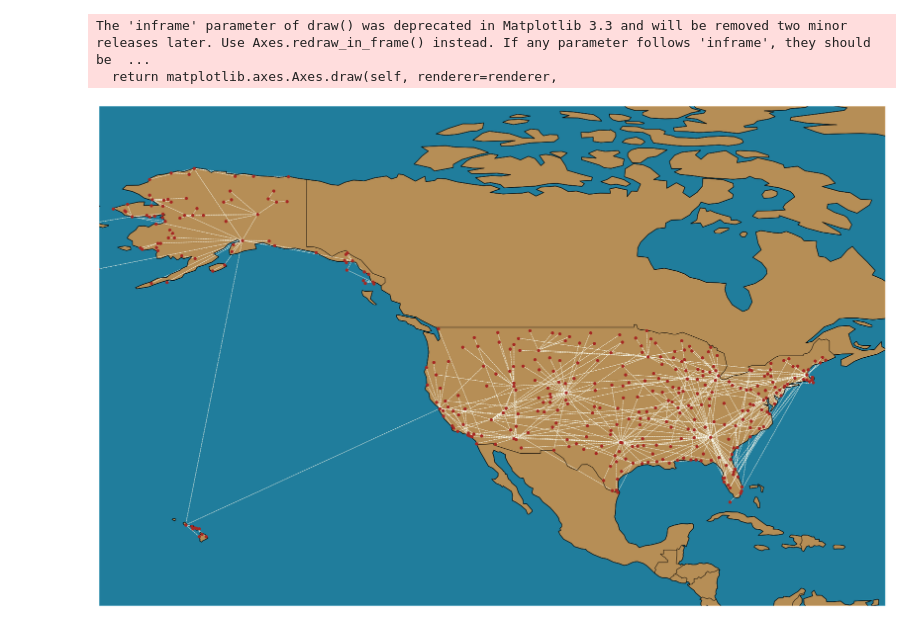
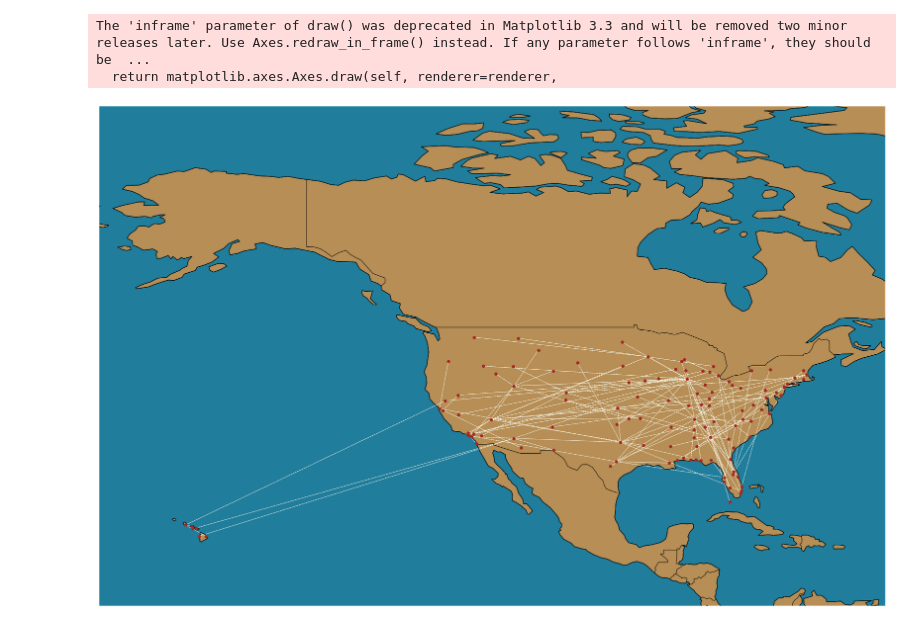
Before and after one commit to RipanHalder/Virus-Spread-Simulation-PSA-Final-Project, a Jupyter notebook: main/visualize-spread.ipynb, the cells around one changed output. Saved outputs shown, nothing was run; the diff lists cells and outputs as text; code cells hidden in the pictures.

```diff
--- a/main/visualize-spread.ipynb
+++ b/main/visualize-spread.ipynb
@@ -177,12 +161,12 @@ def visualise_spread(x):
 # %%
 result_cities = get_spread_data("../data/INFECTED_CITIES_0")
 graph, xycoords = get_graph(result_cities)
 
 interactive_plot = interactive(visualise_spread,
-                               x=100
+                               x=5
                               )
 interactive_plot
 # %% [output]
 The 'inframe' parameter of draw() was deprecated in Matplotlib 3.3 and will be removed two minor releases later. Use Axes.redraw_in_frame() instead. If any parameter follows 'inframe', they should be  ...
   return matplotlib.axes.Axes.draw(self, renderer=renderer,
-[figure, old version]
+[figure, new version]
```
Also changed, not shown: parts of 5 cells of this notebook, 13 other files.
